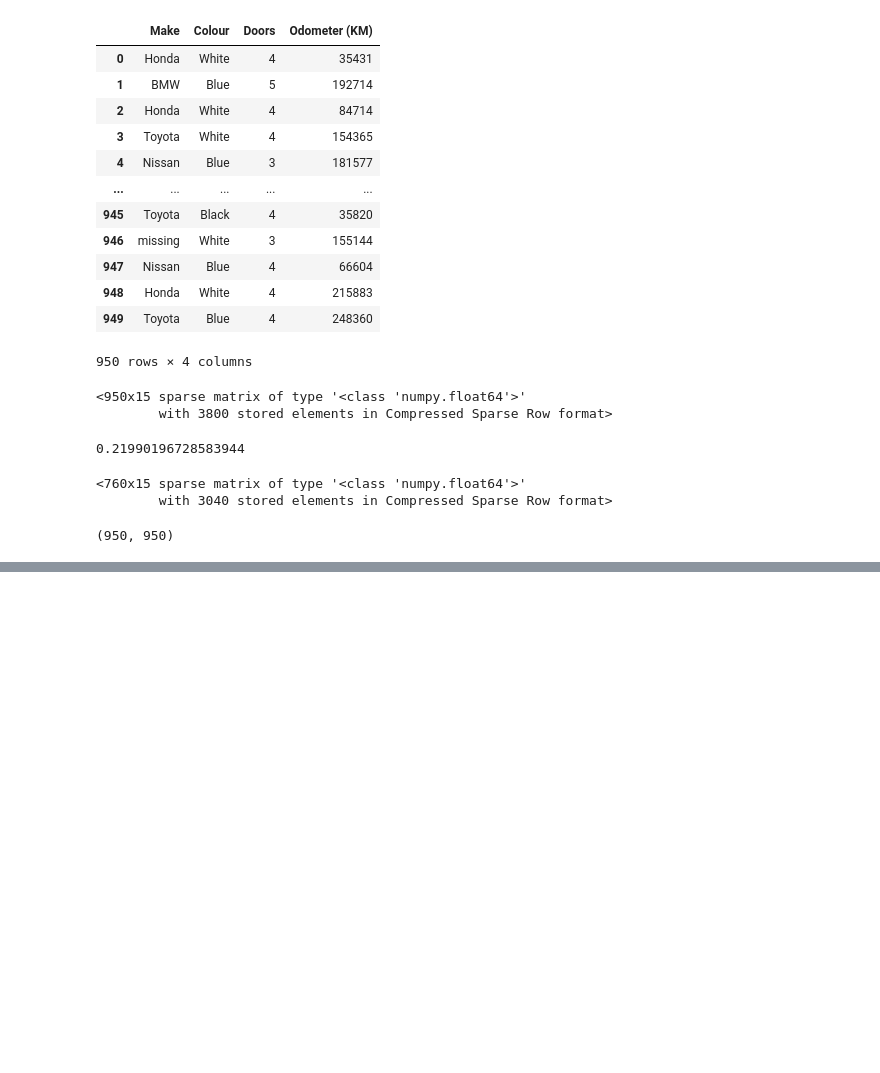
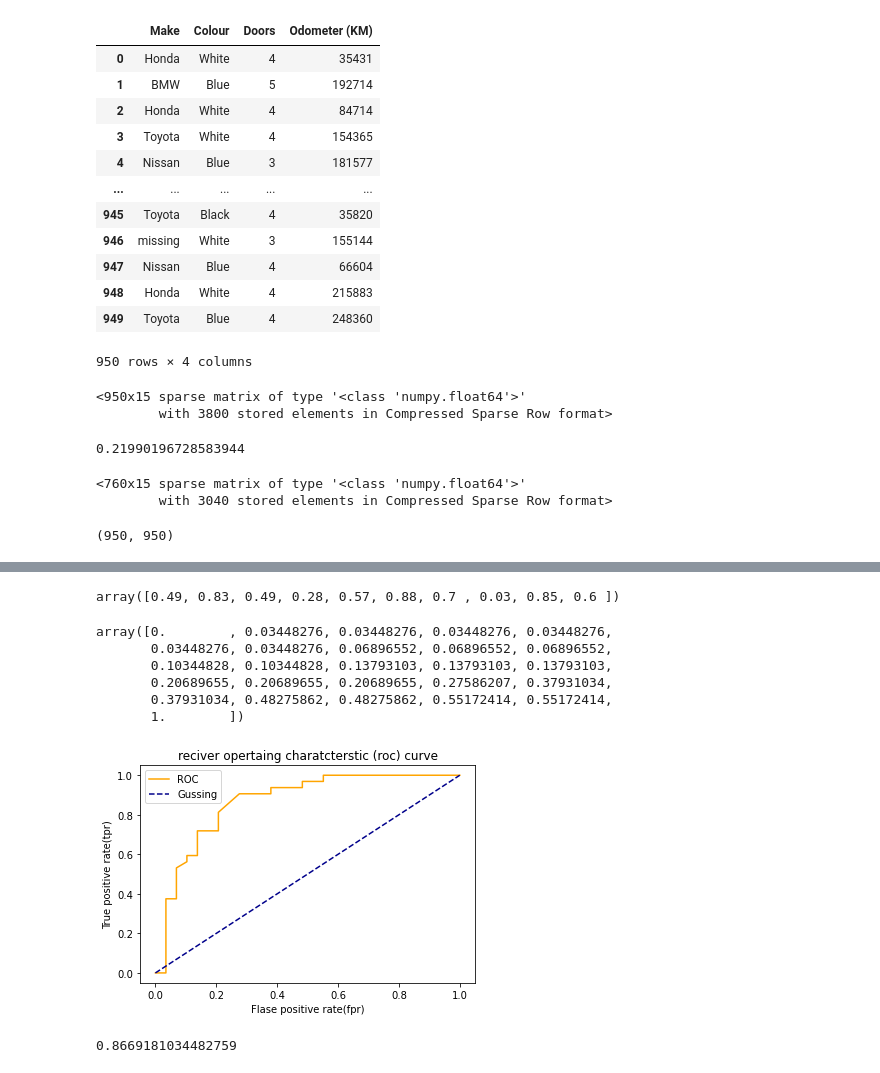
Before and after one commit to PasinduUkwatta/Machine-Learning, a Jupyter notebook: Sci Kit Learn.ipynb, the cells around one changed output, grey strips where cells are left out. Cells and saved outputs as stored; diff of their text form; code cells hidden in the pictures; blank space fills up the shorter version.

```diff
--- a/Sci Kit Learn.ipynb
+++ b/Sci Kit Learn.ipynb
@@ -673,0 +1272,11 @@ len(car_sales_filled),len(car_sales_missing)
+# %%
+X_train,X_test,y_train,y_test =train_test_split(X,y,test_size =0.2)
+# %%
+from sklearn.metrics import roc_curve
+#fit the classifer
+clf.fit(X_train,y_train)
+
+#make predictions with probalities
+y_probs =clf.predict_proba(X_test)
+
+y_probs[:10]
@@ -673,0 +1294,49 @@ len(car_sales_filled),len(car_sales_missing)
+# %%
+y_probs_positive =y_probs[:,1]
+# %%
+y_probs_positive[:10]
+# %% [output]
+array([0.49, 0.83, 0.49, 0.28, 0.57, 0.88, 0.7 , 0.03, 0.85, 0.6 ])
+# %%
+#clclulte fpr,tpr,thresholds
+fpr,tpr,thresholds=roc_curve(y_test,y_probs_positive)
+
+#check the false positive
+fpr
+# %% [output]
+array([0.        , 0.03448276, 0.03448276, 0.03448276, 0.03448276,
+       0.03448276, 0.03448276, 0.06896552, 0.06896552, 0.06896552,
+       0.10344828, 0.10344828, 0.13793103, 0.13793103, 0.13793103,
+       0.20689655, 0.20689655, 0.20689655, 0.27586207, 0.37931034,
+       0.37931034, 0.48275862, 0.48275862, 0.55172414, 0.55172414,
+       1.        ])
+# %%
+#cretae a fucntion for plotting roc curves
+
+import matplotlib.pyplot as plt
+def plot_roc_curve(fpr,tpr):
+    """
+    Plots are roc curve give the false positive rate (fpr) and true positive rate (tpr) od a model
+    """
+    #plot roc curve
+    plt.plot(fpr,tpr,color="orange",label="ROC")
+
+    #PLOT LINE WITH NO PREDCTIVE POWER
+    plt.plot([0,1],[0,1],color="darkblue",linestyle ="--",label="Gussing")
+
+    #customize the plot
+    plt.xlabel("Flase positive rate(fpr)")
+    plt.ylabel("True positive rate(tpr)")
+    plt.title("reciver opertaing charatcterstic (roc) curve")
+    plt.legend()
+    plt.show()
+
+plot_roc_curve(fpr,tpr)
+# %% [output]
+[figure, added]
+# %%
+from sklearn.metrics import roc_auc_score
+
+roc_auc_score(y_test,y_probs_positive)
+# %% [output]
+0.8669181034482759
```
Also changed, not shown: parts of 91 cells of this notebook.
